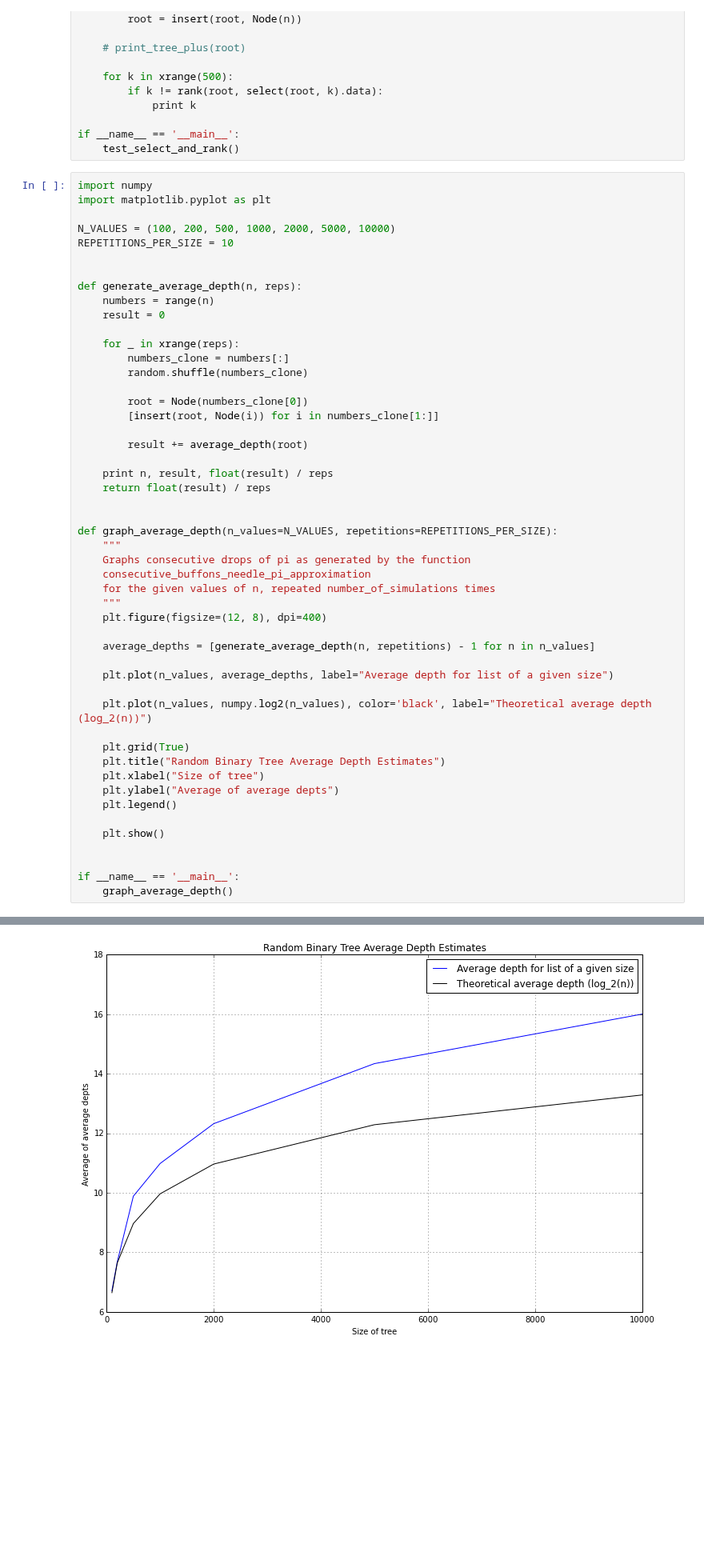
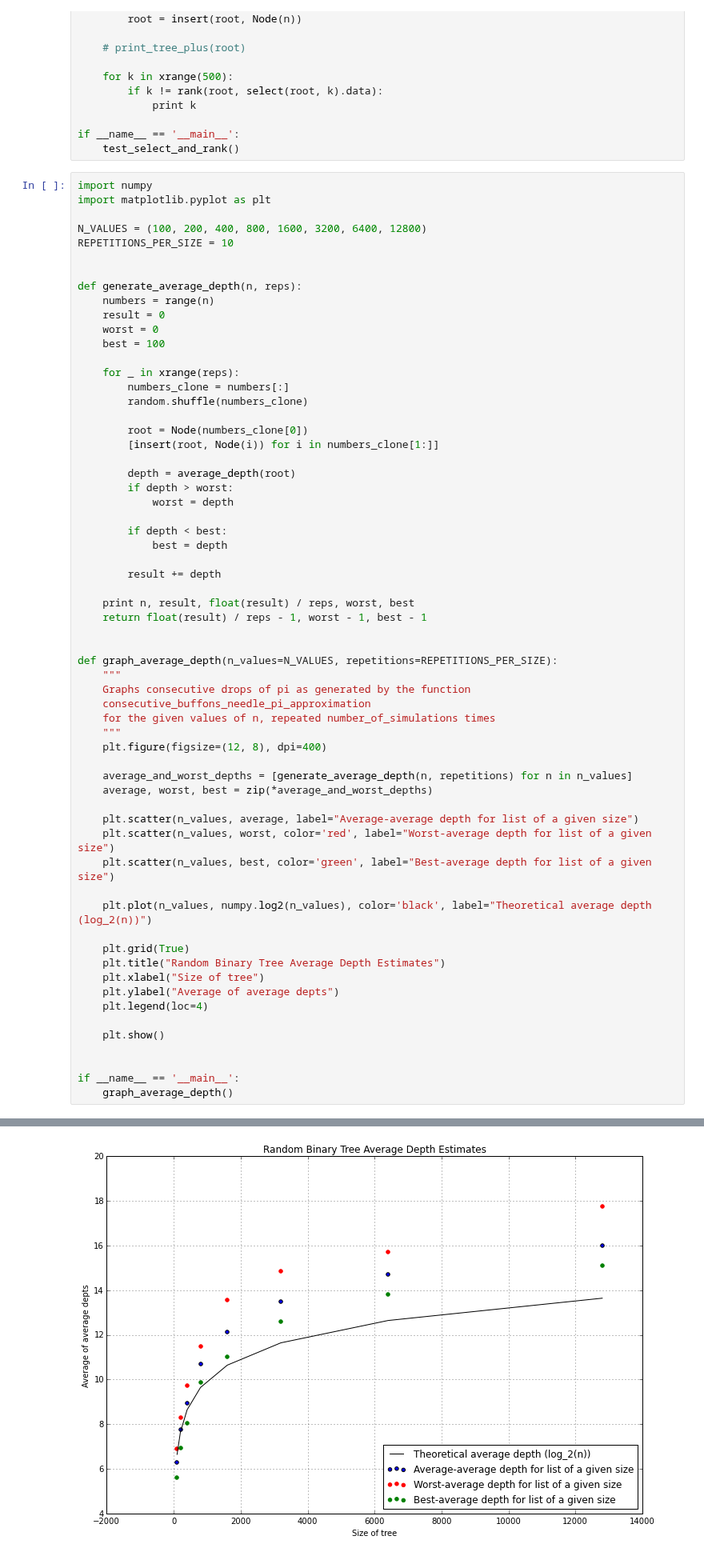
Before and after one commit to guydav/minerva, a Jupyter notebook: cs110/binary_search_trees_notebook.ipynb, the cells around one changed output, grey strips where cells are left out. Shown at 80% size. Cells and saved outputs as stored; diff of their text form; blank space fills up the shorter version.

```diff
--- a/cs110/binary_search_trees_notebook.ipynb
+++ b/cs110/binary_search_trees_notebook.ipynb
@@ -419,13 +419,15 @@ if __name__ == '__main__':
 import numpy
 import matplotlib.pyplot as plt
 
-N_VALUES = (100, 200, 500, 1000, 2000, 5000, 10000)
+N_VALUES = (100, 200, 400, 800, 1600, 3200, 6400, 12800)
 REPETITIONS_PER_SIZE = 10
 
 
 def generate_average_depth(n, reps):
     numbers = range(n)
     result = 0
+    worst = 0
+    best = 100
 
     for _ in xrange(reps):
         numbers_clone = numbers[:]
@@ -434,10 +436,17 @@ def generate_average_depth(n, reps):
         root = Node(numbers_clone[0])
         [insert(root, Node(i)) for i in numbers_clone[1:]]
 
-        result += average_depth(root)
+        depth = average_depth(root)
+        if depth > worst:
+            worst = depth
 
-    print n, result, float(result) / reps
-    return float(result) / reps
+        if depth < best:
+            best = depth
+
+        result += depth
+
+    print n, result, float(result) / reps, worst, best
+    return float(result) / reps - 1, worst - 1, best - 1
 
 
 def graph_average_depth(n_values=N_VALUES, repetitions=REPETITIONS_PER_SIZE):
@@ -448,9 +457,12 @@ def graph_average_depth(n_values=N_VALUES, repetitions=REPETITIONS_PER_SIZE):
     """
     plt.figure(figsize=(12, 8), dpi=400)
 
-    average_depths = [generate_average_depth(n, repetitions) - 1 for n in n_values]
+    average_and_worst_depths = [generate_average_depth(n, repetitions) for n in n_values]
+    average, worst, best = zip(*average_and_worst_depths)
 
-    plt.plot(n_values, average_depths, label="Average depth for list of a given size")
+    plt.scatter(n_values, average, label="Average-average depth for list of a given size")
+    plt.scatter(n_values, worst, color='red', label="Worst-average depth for list of a given size")
+    plt.scatter(n_values, best, color='green', label="Best-average depth for list of a given size")
 
     plt.plot(n_values, numpy.log2(n_values), color='black', label="Theoretical average depth (log_2(n))")
 
@@ -458,7 +470,7 @@ def graph_average_depth(n_values=N_VALUES, repetitions=REPETITIONS_PER_SIZE):
     plt.title("Random Binary Tree Average Depth Estimates")
     plt.xlabel("Size of tree")
     plt.ylabel("Average of average depts")
-    plt.legend()
+    plt.legend(loc=4)
 
     plt.show()
 
@@ -476 +489 @@ if __name__ == '__main__':
-[figure, old version]
+[figure, new version]
```
Also changed, not shown: parts of 1 cell of this notebook, 14 other files.
